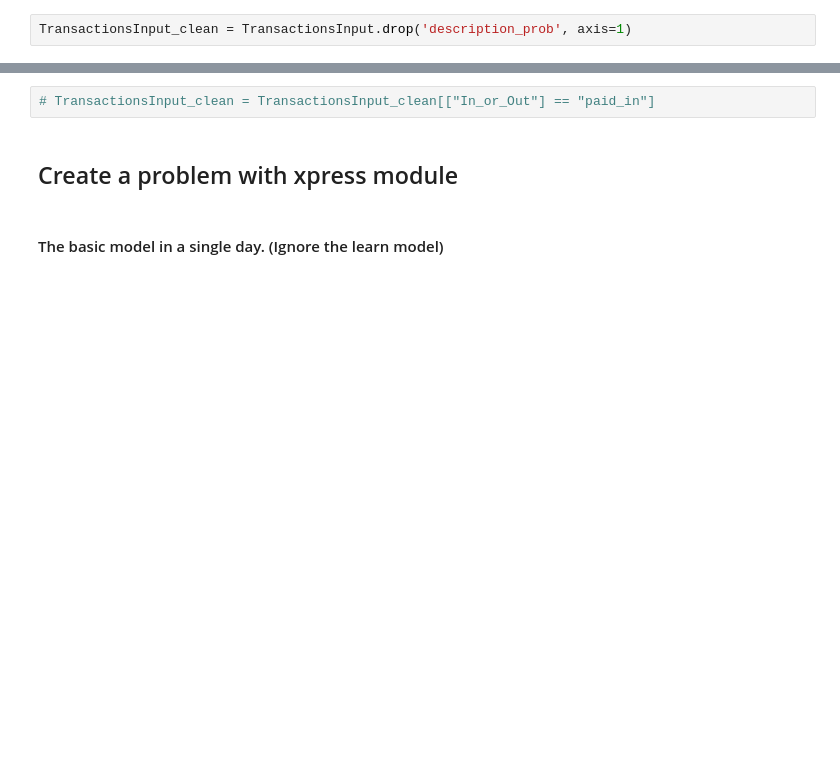
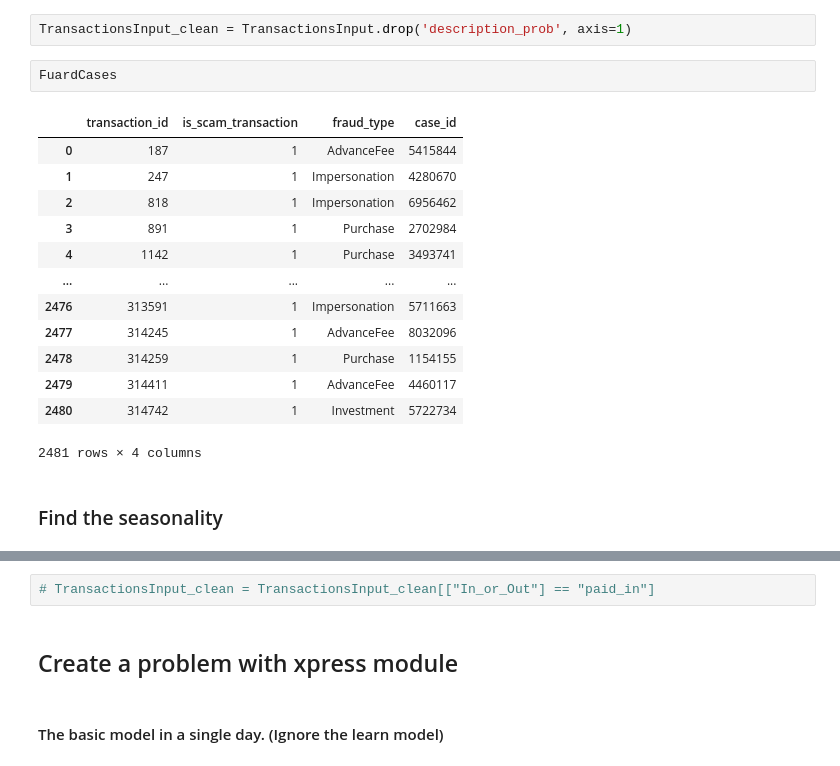
Before and after one commit to Eliza-OK/13-group-project, a Jupyter notebook: project1.0.ipynb, the cells around one changed output, grey strips where cells are left out. Drawn from its saved outputs; the diff is of its cells as text; blank space fills up the shorter version.

Commit message:
add some seasonality analysis and parameters

```diff
--- a/project1.0.ipynb
+++ b/project1.0.ipynb
@@ -33,2 +49,20 @@ TransactionsInput
 # %%
 TransactionsInput_clean = TransactionsInput.drop('description_prob', axis=1)
+# %%
+FuardCases
+# %% [output]
+|  | transaction_id | is_scam_transaction | fraud_type | case_id |
+| 0 | 187 | 1 | AdvanceFee | 5415844 |
+| 1 | 247 | 1 | Impersonation | 4280670 |
+| 2 | 818 | 1 | Impersonation | 6956462 |
+| 3 | 891 | 1 | Purchase | 2702984 |
+| 4 | 1142 | 1 | Purchase | 3493741 |
+| ... | ... | ... | ... | ... |
+| 2476 | 313591 | 1 | Impersonation | 5711663 |
+| 2477 | 314245 | 1 | AdvanceFee | 8032096 |
+| 2478 | 314259 | 1 | Purchase | 1154155 |
+| 2479 | 314411 | 1 | AdvanceFee | 4460117 |
+| 2480 | 314742 | 1 | Investment | 5722734 |
+2481 rows × 4 columns
+# %% [markdown]
+### Find the seasonality
```
Also changed, not shown: parts of 9 cells of this notebook.
